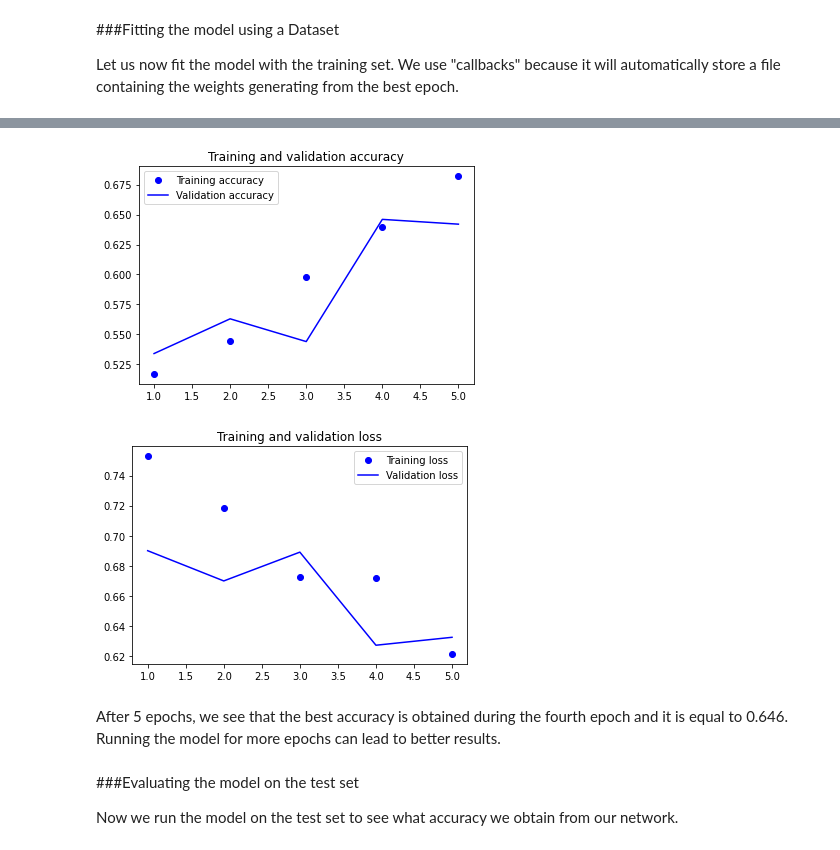
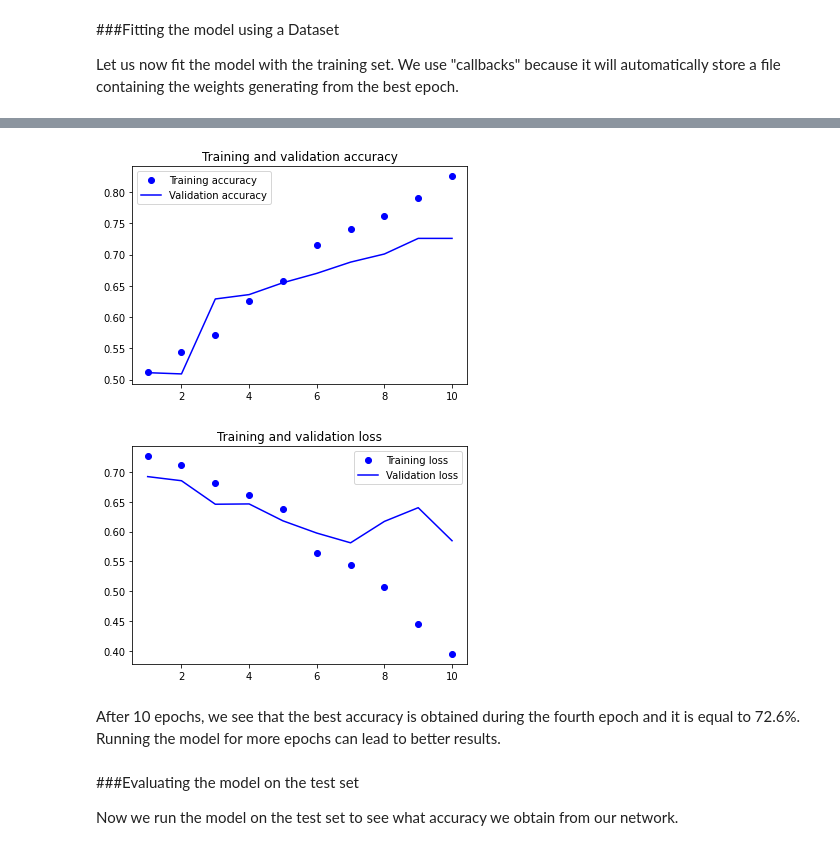
Before and after one commit to Fabrizio211/64061_AdvancedMachineLearning_ffiorini, a Jupyter notebook: Assignment_2_Convolution_Network/Assignment_2_Convolution_Network.ipynb, the cells around one changed output, grey strips where cells are left out. Drawn from its saved outputs; the diff is of its cells as text; code cells hidden in the pictures.

```diff
--- a/Assignment_2_Convolution_Network/Assignment_2_Convolution_Network.ipynb
+++ b/Assignment_2_Convolution_Network/Assignment_2_Convolution_Network.ipynb
@@ -82,8 +82,8 @@ This problem is a binary classification problem, therefore as final layer we use
 from tensorflow import keras
 from tensorflow.keras import layers
 
-inputs1 = keras.Input(shape=(180, 180, 3))
-x = layers.Rescaling(1./255)(inputs1)
+inputs = keras.Input(shape=(180, 180, 3))
+x = layers.Rescaling(1./255)(inputs)
 x = layers.Conv2D(filters=32, kernel_size=3, activation="relu")(x)
 x = layers.MaxPooling2D(pool_size=2)(x)
 x = layers.Conv2D(filters=64, kernel_size=3, activation="relu")(x)
@@ -94,6 +94,6 @@ x = layers.Conv2D(filters=256, kernel_size=3, activation="relu")(x)
 x = layers.MaxPooling2D(pool_size=2)(x)
 x = layers.Conv2D(filters=256, kernel_size=3, activation="relu")(x)
 x = layers.Flatten()(x)
-outputs1 = layers.Dense(1, activation="sigmoid")(x)
-model1 = keras.Model(inputs=inputs1, outputs=outputs1)
+outputs = layers.Dense(1, activation="sigmoid")(x)
+model = keras.Model(inputs=inputs, outputs=outputs)
 # %%
@@ -121,7 +121,7 @@ From the model summary we can see the network structure and that we have a total
 
 Let us start with training the model on the training set.
 # %%
-model1.compile(loss="binary_crossentropy",
+model.compile(loss="binary_crossentropy",
               optimizer="rmsprop",
               metrics=["accuracy"])
 # %% [markdown]
@@ -131,16 +131,16 @@ The following code will automatically convert all the images to tensors.
 # %%
 from tensorflow.keras.utils import image_dataset_from_directory
 
-train_dataset1 = image_dataset_from_directory(
-    new_base_dir / "train1",
+train_dataset = image_dataset_from_directory(
+    new_base_dir / "train",
     image_size=(180, 180),
     batch_size=32)
-validation_dataset1 = image_dataset_from_directory(
-    new_base_dir / "validation1",
+validation_dataset = image_dataset_from_directory(
+    new_base_dir / "validation",
     image_size=(180, 180),
     batch_size=32)
-test_dataset1 = image_dataset_from_directory(
-    new_base_dir / "test1",
+test_dataset = image_dataset_from_directory(
+    new_base_dir / "test",
     image_size=(180, 180),
     batch_size=32)
 # %% [output]
@@ -152,15 +152,15 @@ Found 1000 files belonging to 2 classes.
 
 Let us now fit the model with the training set. We use "callbacks" because it will automatically store a file containing the weights generating from the best epoch.
 # %%
-callbacks1 = [
+callbacks = [
     keras.callbacks.ModelCheckpoint(
-        filepath="convnet_from_scratch.keras",
+        filepath="convnet_from_scratch1.keras",
         save_best_only=True,
         monitor="val_loss")
 ]
-history1 = model1.fit(
-    train_dataset1,
-    epochs=5,
-    validation_data=validation_dataset1,
-    callbacks=callbacks1)
+history = model.fit(
+    train_dataset,
+    epochs=10,
+    validation_data=validation_dataset,
+    callbacks=callbacks)
 # %% [output]
@@ -177,25 +187,25 @@ Epoch 5/5
 # %%
 import matplotlib.pyplot as plt
-accuracy = history1.history["accuracy"]
-val_accuracy = history1.history["val_accuracy"]
-loss = history1.history["loss"]
-val_loss = history1.history["val_loss"]
+accuracy = history.history["accuracy"]
+val_accuracy = history.history["val_accuracy"]
+loss = history.history["loss"]
+val_loss = history.history["val_loss"]
 epochs = range(1, len(accuracy) + 1)
 plt.plot(epochs, accuracy, "bo", label="Training accuracy")
 plt.plot(epochs, val_accuracy, "b", label="Validation accuracy")
 plt.title("Training and validation accuracy")
 plt.legend()
 plt.figure()
 plt.plot(epochs, loss, "bo", label="Training loss")
 plt.plot(epochs, val_loss, "b", label="Validation loss")
 plt.title("Training and validation loss")
 plt.legend()
 plt.show()
 # %% [output]
-[figure, old version]
+[figure, new version]
-[figure, old version]
+[figure, new version]
 # %% [markdown]
-After 5 epochs, we see that the best accuracy is obtained during the fourth epoch and it is equal to 0.646. Running the model for more epochs can lead to better results.
+After 10 epochs, we see that the best accuracy is obtained during the fourth epoch and it is equal to 72.6%. Running the model for more epochs can lead to better results.
 # %% [markdown]
 ###Evaluating the model on the test set
 
```
Also changed, not shown: parts of 56 cells of this notebook.
